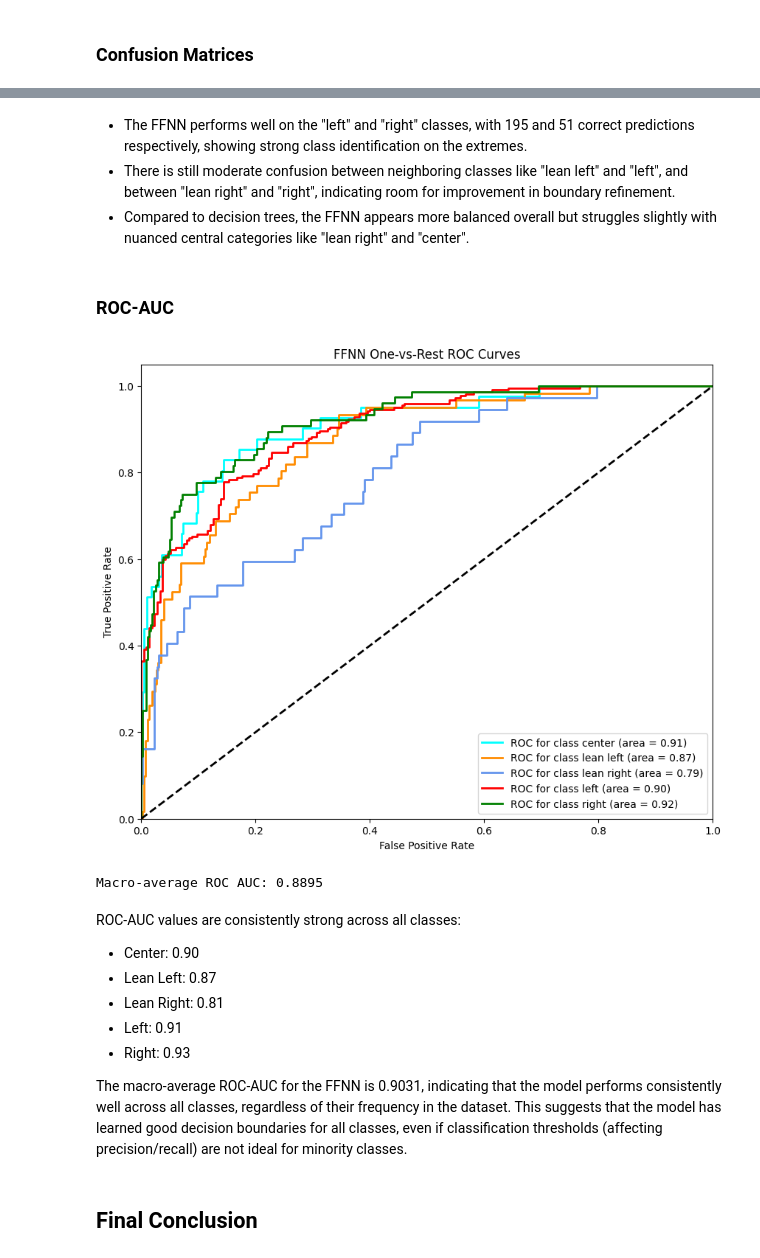
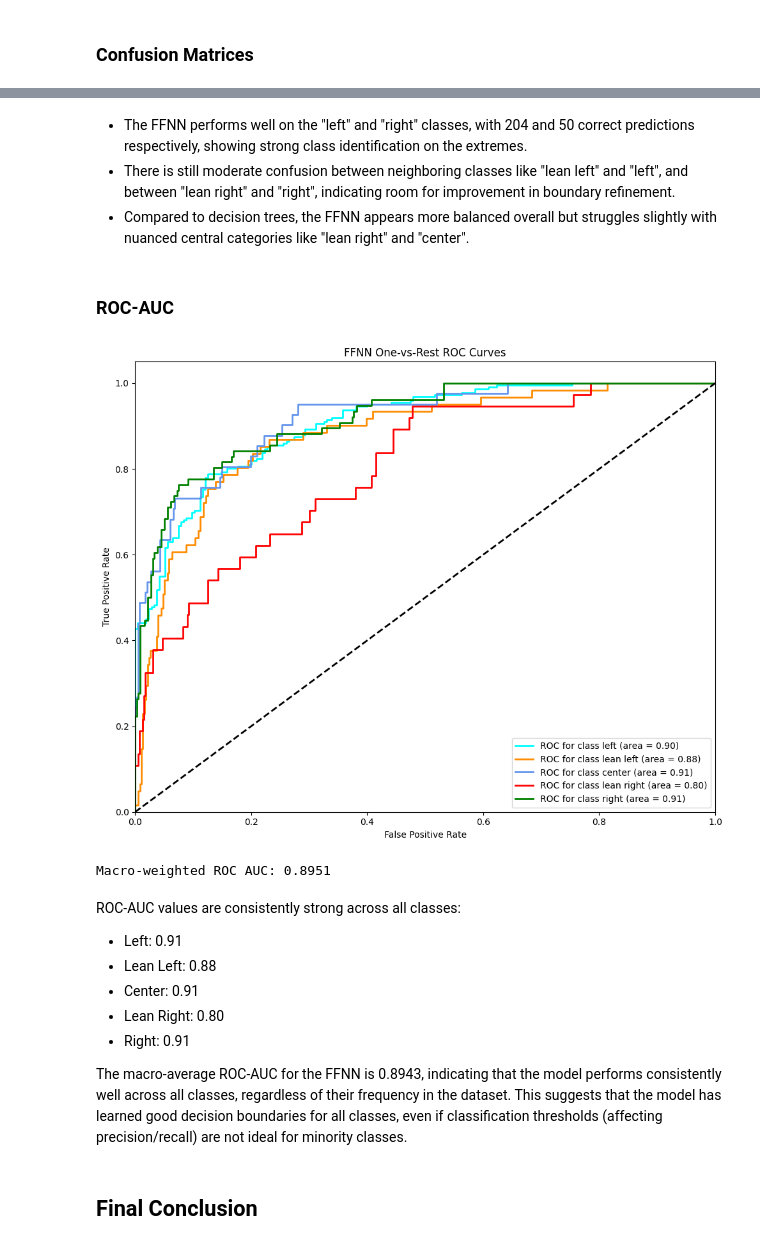
Before and after one commit to foongming/CS5242Project, a Jupyter notebook: FFNN.ipynb, the cells around one changed output, grey strips where cells are left out. Saved outputs shown, nothing was run; the diff lists cells and outputs as text; code cells hidden in the pictures.

```diff
--- a/FFNN.ipynb
+++ b/FFNN.ipynb
@@ -55,15 +55,15 @@ X_test = vectorizer.transform(test['cleaned_text']).toarray()
 # FFNN Model
 # We chose a 3 layer model as LSTM has 3 gates
 class FFNN(nn.Module):
-    def __init__(self, input_dim, hidden_dim, output_dim):
+    def __init__(self, input_dim, dropout, hidden_dim, output_dim):
         super().__init__()
         self.model = nn.Sequential(
             nn.Linear(input_dim, hidden_dim),
             nn.ReLU(),
-            nn.Dropout(0.3),
+            nn.Dropout(dropout),
             nn.Linear(hidden_dim, hidden_dim),
             nn.ReLU(),
-            nn.Dropout(0.3),
+            nn.Dropout(dropout),
             nn.Linear(hidden_dim, output_dim)
         )
 
@@ -102,12 +120,13 @@ We fixed the TD-IDF parameters to the same hyper parameters obtained when tuning
 # Grid search parameters
 param_grid = {
     'module__hidden_dim': [128, 256, 512],
+    'module__dropout': [0.1, 0.3, 0.5],
     'lr': [0.0005, 0.001, 0.01],
     'batch_size': [16, 32, 64],
     'max_epochs': [5, 10]
 }
 # %%
-grid = GridSearchCV(net, param_grid, scoring='f1_macro', cv=3, verbose=1)
+grid = GridSearchCV(net, param_grid, scoring='f1_weighted', cv=3, verbose=1)
 grid.fit(X_train.astype(np.float32), y_train)
 
 print("Best parameters found:")
@@ -135,13 +339,13 @@ Best parameters found:
 # %%
-# Evaluate best model
-best_model = grid.best_estimator_
-preds = best_model.predict(X_test.astype(np.float32))
-probs = best_model.predict_proba(X_test.astype(np.float32))
+# # Evaluate best model
+# best_model = grid.best_estimator_
+# preds = best_model.predict(X_test.astype(np.float32))
+# probs = best_model.predict_proba(X_test.astype(np.float32))
 
-acc = accuracy_score(y_test, preds)
-f1 = f1_score(y_test, preds, average='macro')
-report = classification_report(y_test, preds, target_names=label_encoder.classes_, digits=4)
+# acc = accuracy_score(y_test, preds)
+# f1 = f1_score(y_test, preds, average='macro')
+# report = classification_report(y_test, preds, target_names=label_encoder.classes_, digits=4)
 
-print(f"FFNN Accuracy: {acc * 100:.2f}%")
-print(f"FFNN Macro F1-score: {f1:.4f}")
-print("\nClassification Report:\n", report)
+# print(f"FFNN Accuracy: {acc * 100:.2f}%")
+# print(f"FFNN Macro F1-score: {f1:.4f}")
+# print("\nClassification Report:\n", report)
@@ -199,5 +385,5 @@ plt.show()
 # %% [markdown]
-- The FFNN performs well on the "left" and "right" classes, with 195 and 51 correct predictions respectively, showing strong class identification on the extremes.
+- The FFNN performs well on the "left" and "right" classes, with 204 and 50 correct predictions respectively, showing strong class identification on the extremes.
 - There is still moderate confusion between neighboring classes like "lean left" and "left", and between "lean right" and "right", indicating room for improvement in boundary refinement.
 - Compared to decision trees, the FFNN appears more balanced overall but struggles slightly with nuanced central categories like "lean right" and "center".
 # %% [markdown]
@@ -205,44 +391,47 @@ plt.show()
 # %%
 # ROC Curves
 y_test_bin = label_binarize(y_test, classes=np.arange(output_dim))
 probs = np.array(probs)
 fpr = dict()
 tpr = dict()
 roc_auc = dict()
 
-for i in range(output_dim):
-    fpr[i], tpr[i], _ = roc_curve(y_test_bin[:, i], probs[:, i])
-    roc_auc[i] = roc_auc_score(y_test_bin[:, i], probs[:, i])
+for label, idx in zip(label_order, label_indices):
+    fpr[label], tpr[label], _ = roc_curve(y_test_bin[:, idx], probs[:, idx])
+    roc_auc[label] = roc_auc_score(y_test_bin[:, idx], probs[:, idx])
 
 plt.figure(figsize=(10, 8))
 colors = cycle(['aqua', 'darkorange', 'cornflowerblue', 'red', 'green', 'purple', 'brown'])
-for i, color in zip(range(output_dim), colors):
-    plt.plot(fpr[i], tpr[i], color=color, lw=2,
-             label=f'ROC for class {label_encoder.classes_[i]} (area = {roc_auc[i]:.2f})')
+
+for label, color in zip(label_order, colors):
+    plt.plot(fpr[label], tpr[label], color=color, lw=2,
+             label=f'ROC for class {label} (area = {roc_auc[label]:.2f})')
+
 plt.plot([0, 1], [0, 1], 'k--', lw=2)
 plt.xlim([0.0, 1.0])
 plt.ylim([0.0, 1.05])
 plt.xlabel('False Positive Rate')
 plt.ylabel('True Positive Rate')
 plt.title('FFNN One-vs-Rest ROC Curves')
 plt.legend(loc="lower right")
+plt.tight_layout()
 plt.show()
 # %% [output]
-[figure, old version]
+[figure, new version]
 # %%
 macro_auc = roc_auc_score(y_test_bin, probs, average='weighted')
-print(f"Macro-average ROC AUC: {macro_auc:.4f}")
+print(f"Macro-weighted ROC AUC: {macro_auc:.4f}")
 # %% [output]
-Macro-average ROC AUC: 0.8895
+Macro-weighted ROC AUC: 0.8951
 # %% [markdown]
 ROC-AUC values are consistently strong across all classes:
-- Center: 0.90
-- Lean Left: 0.87
-- Lean Right: 0.81
 - Left: 0.91
-- Right: 0.93
+- Lean Left: 0.88
+- Center: 0.91
+- Lean Right: 0.80
+- Right: 0.91
 
-The macro-average ROC-AUC for the FFNN is 0.9031, indicating that the model performs consistently well across all classes, regardless of their frequency in the dataset. This suggests that the model has learned good decision boundaries for all classes, even if classification thresholds (affecting precision/recall) are not ideal for minority classes.
+The macro-average ROC-AUC for the FFNN is 0.8943, indicating that the model performs consistently well across all classes, regardless of their frequency in the dataset. This suggests that the model has learned good decision boundaries for all classes, even if classification thresholds (affecting precision/recall) are not ideal for minority classes.
 # %% [markdown]
 ## Final Conclusion
 # %% [markdown]
```
Also changed, not shown: parts of 10 cells of this notebook, 3 other files.
